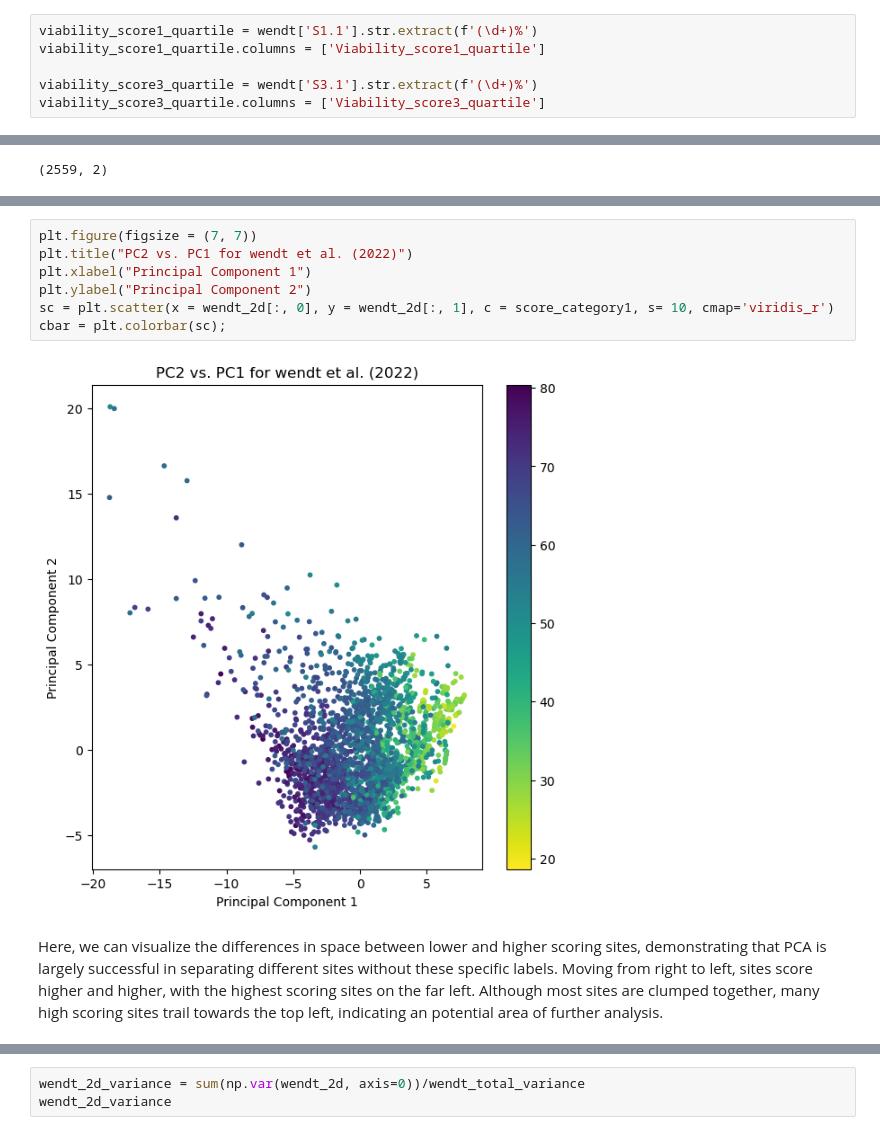
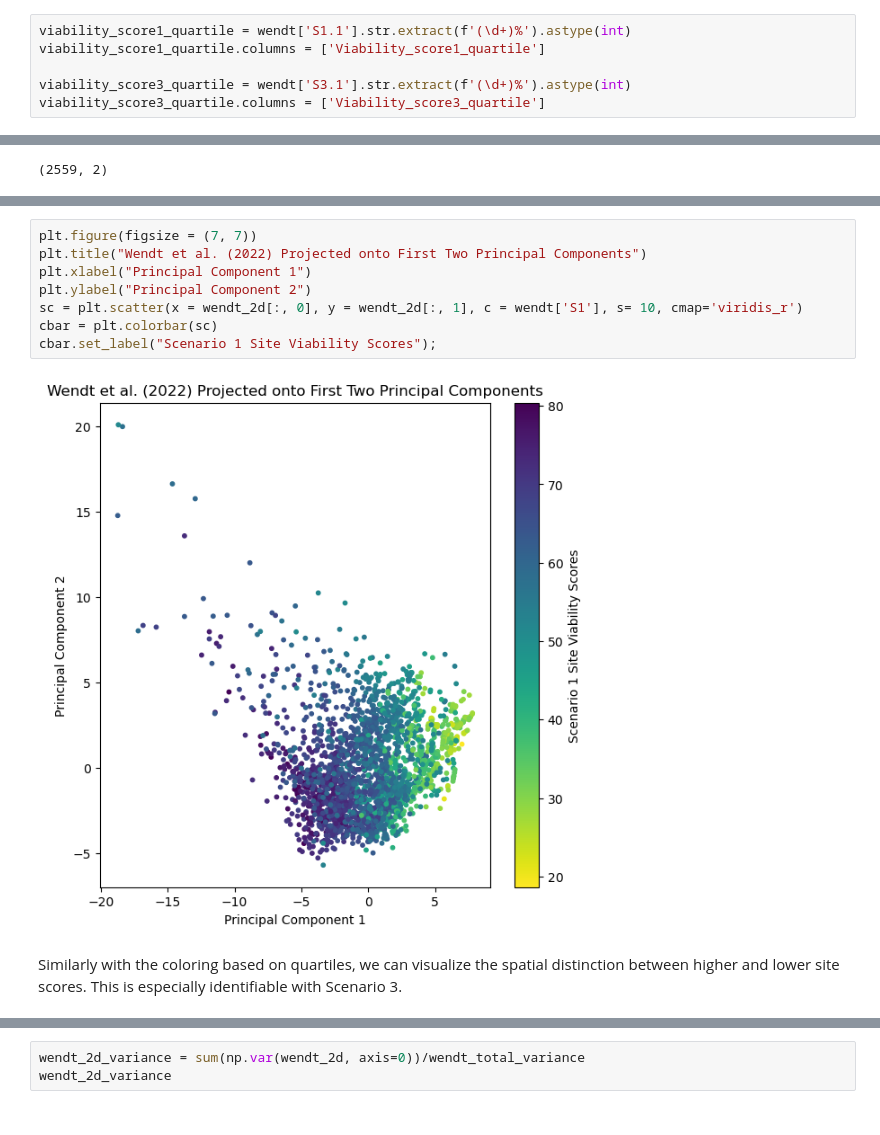
Before and after one commit to lilycastiel/thesis-cgs, a Jupyter notebook: SQ2.ipynb, the cells around one changed output, grey strips where cells are left out. Saved outputs shown, nothing was run; the diff lists cells and outputs as text.

```diff
--- a/SQ2.ipynb
+++ b/SQ2.ipynb
@@ -134,10 +135,10 @@ Name: S3.1, Length: 2559, dtype: object
 # %% [markdown]
 To replace the column with float values, I extract the last digit in the bin using regular expressions. I store this as **viability_score1_quartile**. I also merge this back to the original dataframe. I do this for both Scenario 1 and Scenario 3 data.
 # %%
-viability_score1_quartile = wendt['S1.1'].str.extract(f'(\d+)%')
+viability_score1_quartile = wendt['S1.1'].str.extract(f'(\d+)%').astype(int)
 viability_score1_quartile.columns = ['Viability_score1_quartile']
 
-viability_score3_quartile = wendt['S3.1'].str.extract(f'(\d+)%')
+viability_score3_quartile = wendt['S3.1'].str.extract(f'(\d+)%').astype(int)
 viability_score3_quartile.columns = ['Viability_score3_quartile']
 # %%
 wendt = wendt.merge(viability_score1_quartile, left_index=True, right_index=True)
@@ -258,11 +299,12 @@ cbar = plt.colorbar(sc);
 # %%
 plt.figure(figsize = (7, 7))
-plt.title("PC2 vs. PC1 for wendt et al. (2022)")
+plt.title("Wendt et al. (2022) Projected onto First Two Principal Components")
 plt.xlabel("Principal Component 1")
 plt.ylabel("Principal Component 2")
-sc = plt.scatter(x = wendt_2d[:, 0], y = wendt_2d[:, 1], c = score_category1, s= 10, cmap='viridis_r')
-cbar = plt.colorbar(sc);
+sc = plt.scatter(x = wendt_2d[:, 0], y = wendt_2d[:, 1], c = wendt['S1'], s= 10, cmap='viridis_r')
+cbar = plt.colorbar(sc)
+cbar.set_label("Scenario 1 Site Viability Scores");
 # %% [output]
-[figure, old version]
+[figure, new version]
 # %% [markdown]
-Here, we can visualize the differences in space between lower and higher scoring sites, demonstrating that PCA is largely successful in separating different sites without these specific labels. Moving from right to left, sites score higher and higher, with the highest scoring sites on the far left. Although most sites are clumped together, many high scoring sites trail towards the top left, indicating an potential area of further analysis.
+Similarly with the coloring based on quartiles, we can visualize the spatial distinction between higher and lower site scores. This is especially identifiable with Scenario 3.
```
Also changed, not shown: parts of 54 cells of this notebook.
